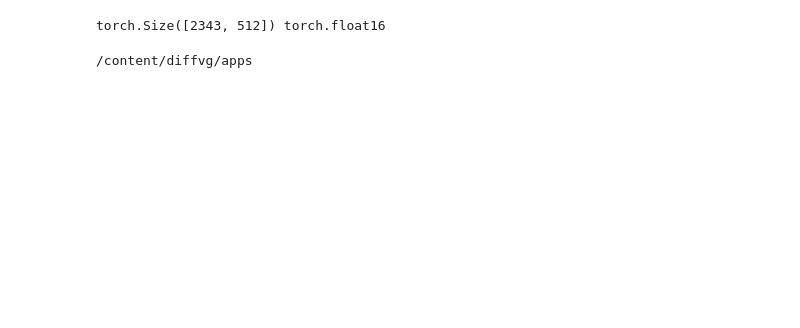
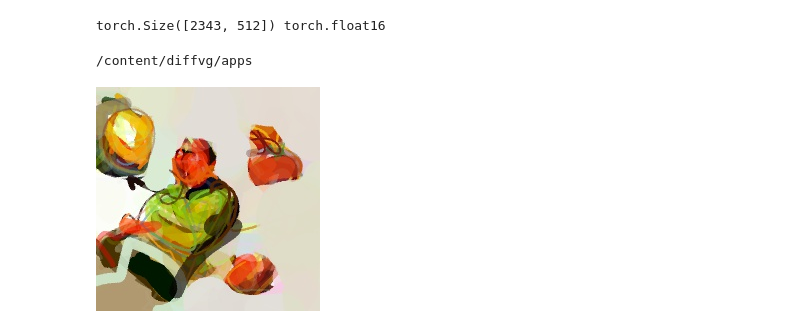
Before and after one commit to pschaldenbrand/StyleCLIPDraw, a Jupyter notebook: StyleCLIPDraw.ipynb, the cells around one changed output. Cells and saved outputs as stored; diff of their text form; code cells hidden in the pictures; blank space fills up the shorter version.

```diff
--- a/StyleCLIPDraw.ipynb
+++ b/StyleCLIPDraw.ipynb
@@ -667,7 +667,8 @@ def style_clip_draw(prompt, style_path, \
                     num_paths=256, num_iter=1000, max_width=50,\
                     num_augs=4, style_opt_freq=5, style_opt_iter=50,
                     neg_prompt=None, neg_prompt_2=None,\
-                    use_normalized_clip=False):
+                    use_normalized_clip=False,
+                    debug=False):
     '''
     Perform StyleCLIPDraw using a given text prompt and style image
     args:
@@ -683,6 +684,9 @@ def style_clip_draw(prompt, style_path, \
         neg_prompt(str) : Negative prompt. None if you don't want it
         neg_prompt_2(str) : Negative prompt. None if you don't want it
         use_normalized_clip(bool)
+        debug(bool) : Print intermediate canvases and losses for debugging
+    return
+        np.ndarray(canvas_height, canvas_width, 3)
     '''
     text_input = clip.tokenize(prompt).to(device)
 
@@ -695,19 +699,13 @@ def style_clip_draw(prompt, style_path, \
         if neg_prompt is not None: text_features_neg1 = model.encode_text(text_input_neg1)
         if neg_prompt_2 is not None: text_features_neg2 = model.encode_text(text_input_neg2)
 
-    canvas_width, canvas_height = 224*2, 224
+    canvas_width, canvas_height = 224, 224
 
     # Image Augmentation Transformation
     augment_trans = get_image_augmentation(use_normalized_clip)
 
     # Initialize Random Curves
     shapes, shape_groups = initialize_curves(num_paths, canvas_width, canvas_height)
-
-    # Just some diffvg setup
-    # scene_args = pydiffvg.RenderFunction.serialize_scene(\
-    #     canvas_width, canvas_height, shapes, shape_groups)
-    # render = pydiffvg.RenderFunction.apply
-    # img = render(canvas_width, canvas_height, 2, 2, 0, None, *scene_args)
 
     points_vars = []
     stroke_width_vars = []
@@ -734,7 +732,7 @@ def style_clip_draw(prompt, style_path, \
     style_pil = pil_loader(style_path) if os.path.exists(style_path) else pil_loader_internet(style_path)
     style_pil = pil_resize_long_edge_to(style_pil, canvas_width)
     style_np = pil_to_np(style_pil)
-    style = np_to_tensor(style_np, "normal").to(device)
+    style = (np_to_tensor(style_np, "normal").to(device)+1)/2
     extractor = Vgg16_Extractor(space="normal").to(device)
 
     # Extract style features from style image
@@ -809,7 +807,7 @@ def style_clip_draw(prompt, style_path, \
         for group in shape_groups:
             group.stroke_color.data.clamp_(0.0, 1.0)
 
-        if t % 5 == 0:
+        if t % 50 == 0 and debug:
             show_img(img.detach().cpu().numpy()[0])
             # show_img(torch.cat([img.detach(), img_aug.detach()], axis=3).cpu().numpy()[0])
             print('render loss:', loss.item())
@@ -823,3 +821,9 @@ def style_clip_draw(prompt, style_path, \
                 for value, index in zip(values, indices):
                     print(f"{nouns[index]:>16s}: {100 * value.item():.2f}%")
     return render_drawing(shapes, shape_groups, canvas_width, canvas_height, t).detach().cpu().numpy()[0]
+# %%
+img = style_clip_draw('A man is watching TV', 'https://raw.githubusercontent.com/pschaldenbrand/StyleCLIPDraw/master/images/fruit.jpg',\
+                          num_iter=1000, style_opt_freq=5, style_opt_iter=50)
+show_img(img)
+# %% [output]
+[figure, added]
```
Also changed, not shown: parts of 7 cells of this notebook.
